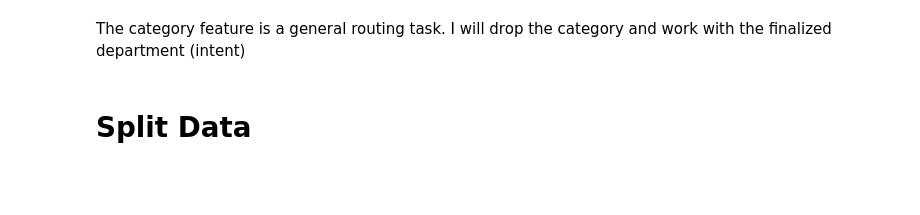
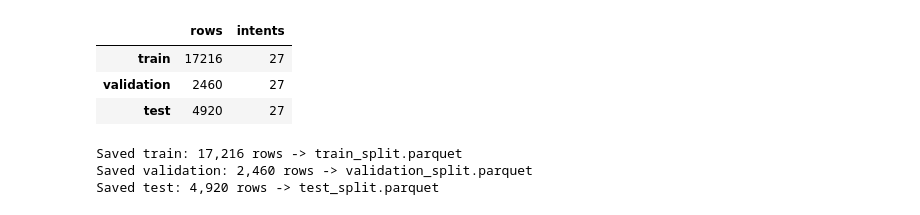
Before and after one commit to Nour490-code/ai-aided-ivr-routing-companion, a Jupyter notebook: notebooks/explore.ipynb, the cells around one changed output. Saved outputs shown, nothing was run; the diff lists cells and outputs as text; code cells hidden in the pictures; blank space fills up the shorter version.

```diff
--- a/notebooks/explore.ipynb
+++ b/notebooks/explore.ipynb
@@ -9,12 +187,0 @@ from sklearn.model_selection import train_test_split
-# %%
-# Load environment variables
-load_dotenv()
-
-data_path = os.getenv("DATA_FILE")
-data = pd.read_csv(data_path)
-X = data['instruction']
-Y = data[['category','intent']]
-
-print(Y['category'].value_counts())
-print('-'*50)
-print(Y['intent'].value_counts())
@@ -39,2 +187,0 @@ Name: count, dtype: int64
-# %% [markdown]
-The category feature is a general routing task. I will drop the category and work with the finalized department (intent)
@@ -43,2 +187,0 @@ Y = Y['intent']
-# %% [markdown]
-# Split Data
@@ -53,0 +188,44 @@ test_df.to_parquet(os.path.join(data_path, "test_split.parquet"))
+# %%
+train_data, test_data = train_test_split(
+    data, test_size=0.20, random_state=42, stratify=data["intent"]
+)
+train_data, validation_data = train_test_split(
+    train_data, test_size=0.125, random_state=42, stratify=train_data["intent"]
+)
+
+splits = {
+    "train": train_data.reset_index(drop=True),
+    "validation": validation_data.reset_index(drop=True),
+    "test": test_data.reset_index(drop=True),
+}
+
+assert sum(len(frame) for frame in splits.values()) == len(data)
+assert all(frame["intent"].nunique() == data["intent"].nunique() for frame in splits.values())
+assert not (set(splits["train"]["instruction"]) & set(splits["validation"]["instruction"]))
+assert not (set(splits["train"]["instruction"]) & set(splits["test"]["instruction"]))
+assert not (set(splits["validation"]["instruction"]) & set(splits["test"]["instruction"]))
+
+pd.DataFrame({
+    "rows": {name: len(frame) for name, frame in splits.items()},
+    "intents": {name: frame["intent"].nunique() for name, frame in splits.items()},
+})
+# %% [output]
+|  | rows | intents |
+| train | 17216 | 27 |
+| validation | 2460 | 27 |
+| test | 4920 | 27 |
+# %%
+output_dir = Path(os.environ["DATA_PATH"])
+assert output_dir.is_dir(), f"Output directory does not exist: {output_dir}"
+
+for name, frame in splits.items():
+    path = output_dir / f"{name}_split.parquet"
+    frame.to_parquet(path, index=False)
+    saved = pd.read_parquet(path)
+    assert list(saved.columns) == ["instruction", "intent"]
+    assert len(saved) == len(frame)
+    print(f"Saved {name}: {len(frame):,} rows -> {path.name}")
+# %% [output]
+Saved train: 17,216 rows -> train_split.parquet
+Saved validation: 2,460 rows -> validation_split.parquet
+Saved test: 4,920 rows -> test_split.parquet
```
Also changed, not shown: parts of 18 cells of this notebook, 26 other files.
